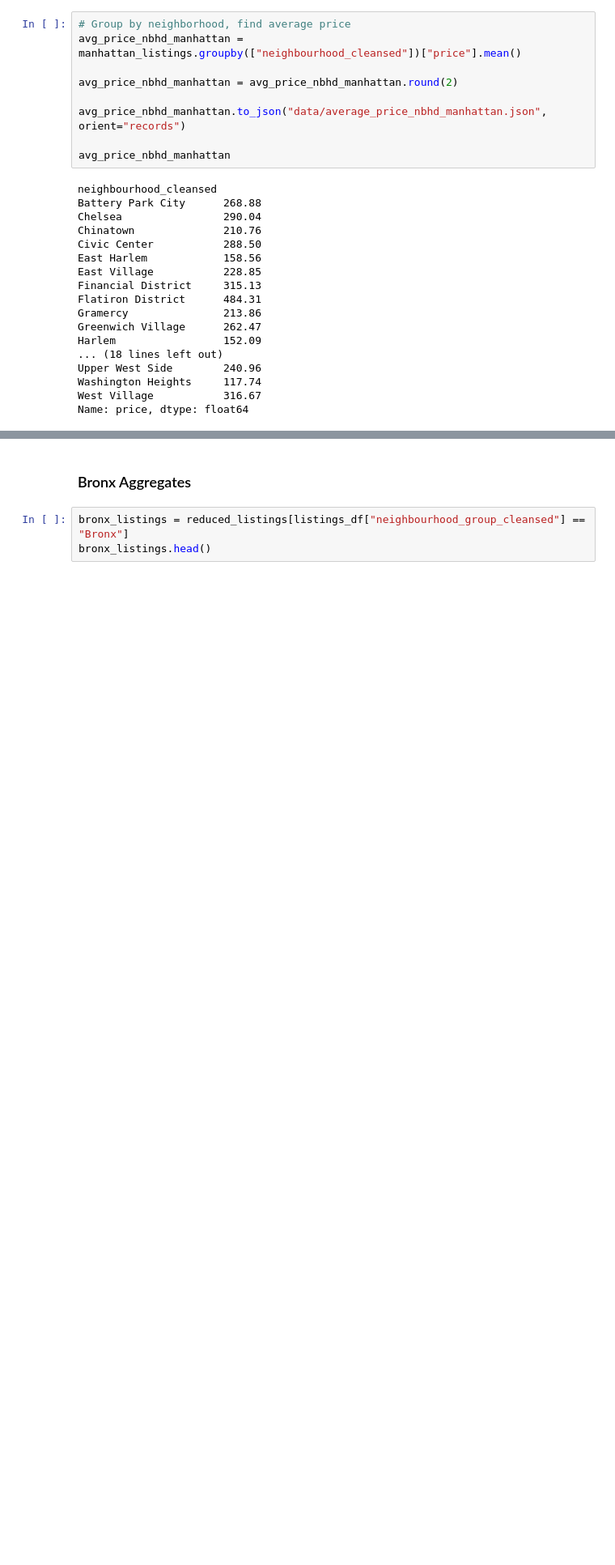
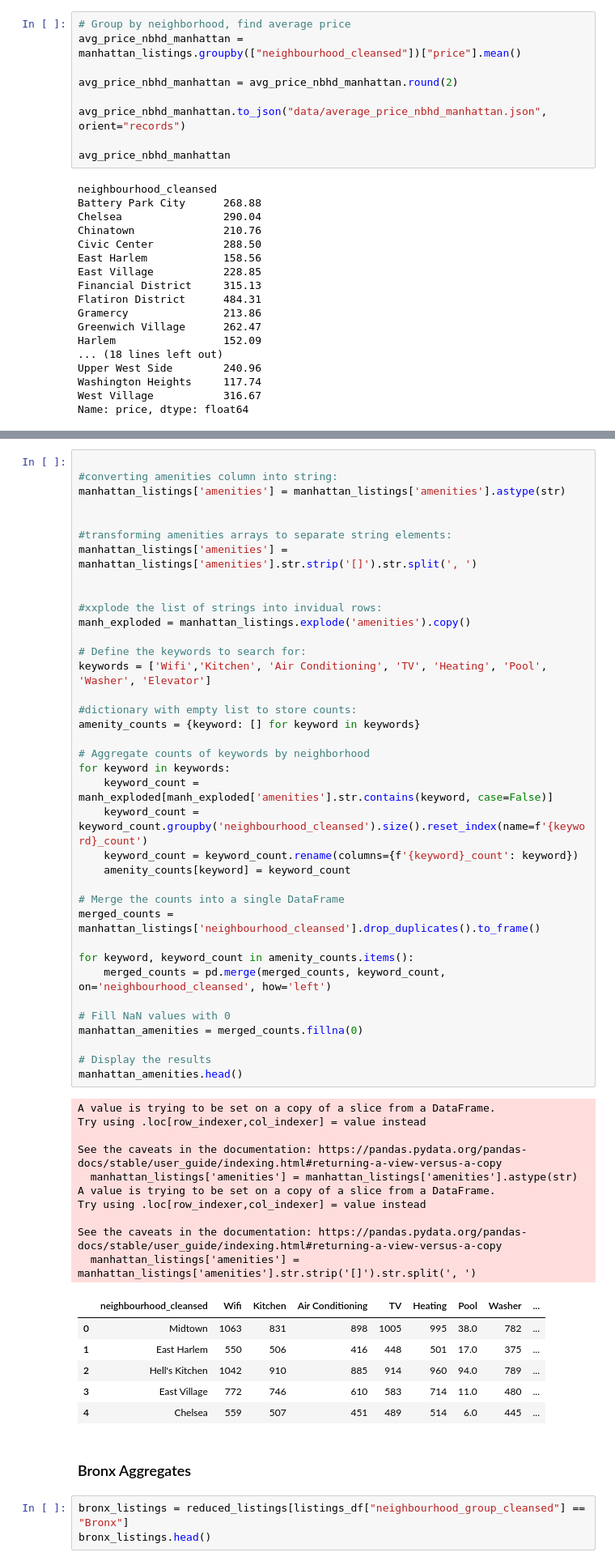
Before and after one commit to munozjon/NYC-Airbnb-Listings, a Jupyter notebook: static/data_extraction.ipynb, the cells around one changed output, grey strips where cells are left out. Shown at 81% size. Drawn from its saved outputs; the diff is of its cells as text; blank space fills up the shorter version.

Commit message:
room type and initial amenities aggs

```diff
--- a/static/data_extraction.ipynb
+++ b/static/data_extraction.ipynb
@@ -159,3 +177,57 @@ Name: price, dtype: float64
+# %%
+
+#converting amenities column into string:
+manhattan_listings['amenities'] = manhattan_listings['amenities'].astype(str)
+
+
+#transforming amenities arrays to separate string elements:
+manhattan_listings['amenities'] = manhattan_listings['amenities'].str.strip('[]').str.split(', ')
+
+
+#xxplode the list of strings into invidual rows:
+manh_exploded = manhattan_listings.explode('amenities').copy()
+
+# Define the keywords to search for:
+keywords = ['Wifi','Kitchen', 'Air Conditioning', 'TV', 'Heating', 'Pool', 'Washer', 'Elevator']
+
+#dictionary with empty list to store counts:
+amenity_counts = {keyword: [] for keyword in keywords}
+
+# Aggregate counts of keywords by neighborhood
+for keyword in keywords:
+    keyword_count = manh_exploded[manh_exploded['amenities'].str.contains(keyword, case=False)]
+    keyword_count = keyword_count.groupby('neighbourhood_cleansed').size().reset_index(name=f'{keyword}_count')
+    keyword_count = keyword_count.rename(columns={f'{keyword}_count': keyword})
+    amenity_counts[keyword] = keyword_count
+
+# Merge the counts into a single DataFrame
+merged_counts = manhattan_listings['neighbourhood_cleansed'].drop_duplicates().to_frame()
+
+for keyword, keyword_count in amenity_counts.items():
+    merged_counts = pd.merge(merged_counts, keyword_count, on='neighbourhood_cleansed', how='left')
+
+# Fill NaN values with 0
+manhattan_amenities = merged_counts.fillna(0)
+
+# Display the results
+manhattan_amenities.head()
+# %% [output]
+A value is trying to be set on a copy of a slice from a DataFrame.
+Try using .loc[row_indexer,col_indexer] = value instead
+
+See the caveats in the documentation: https://pandas.pydata.org/pandas-docs/stable/user_guide/indexing.html#returning-a-view-versus-a-copy
+  manhattan_listings['amenities'] = manhattan_listings['amenities'].astype(str)
+A value is trying to be set on a copy of a slice from a DataFrame.
+Try using .loc[row_indexer,col_indexer] = value instead
+
+See the caveats in the documentation: https://pandas.pydata.org/pandas-docs/stable/user_guide/indexing.html#returning-a-view-versus-a-copy
+  manhattan_listings['amenities'] = manhattan_listings['amenities'].str.strip('[]').str.split(', ')
+|  | neighbourhood_cleansed | Wifi | Kitchen | Air Conditioning | TV | Heating | Pool | Washer | ... |
+| 0 | Midtown | 1063 | 831 | 898 | 1005 | 995 | 38.0 | 782 | ... |
+| 1 | East Harlem | 550 | 506 | 416 | 448 | 501 | 17.0 | 375 | ... |
+| 2 | Hell's Kitchen | 1042 | 910 | 885 | 914 | 960 | 94.0 | 789 | ... |
+| 3 | East Village | 772 | 746 | 610 | 583 | 714 | 11.0 | 480 | ... |
+| 4 | Chelsea | 559 | 507 | 451 | 489 | 514 | 6.0 | 445 | ... |
 # %% [markdown]
 ### Bronx Aggregates
 # %%
```
Also changed, not shown: parts of 9 cells of this notebook.
